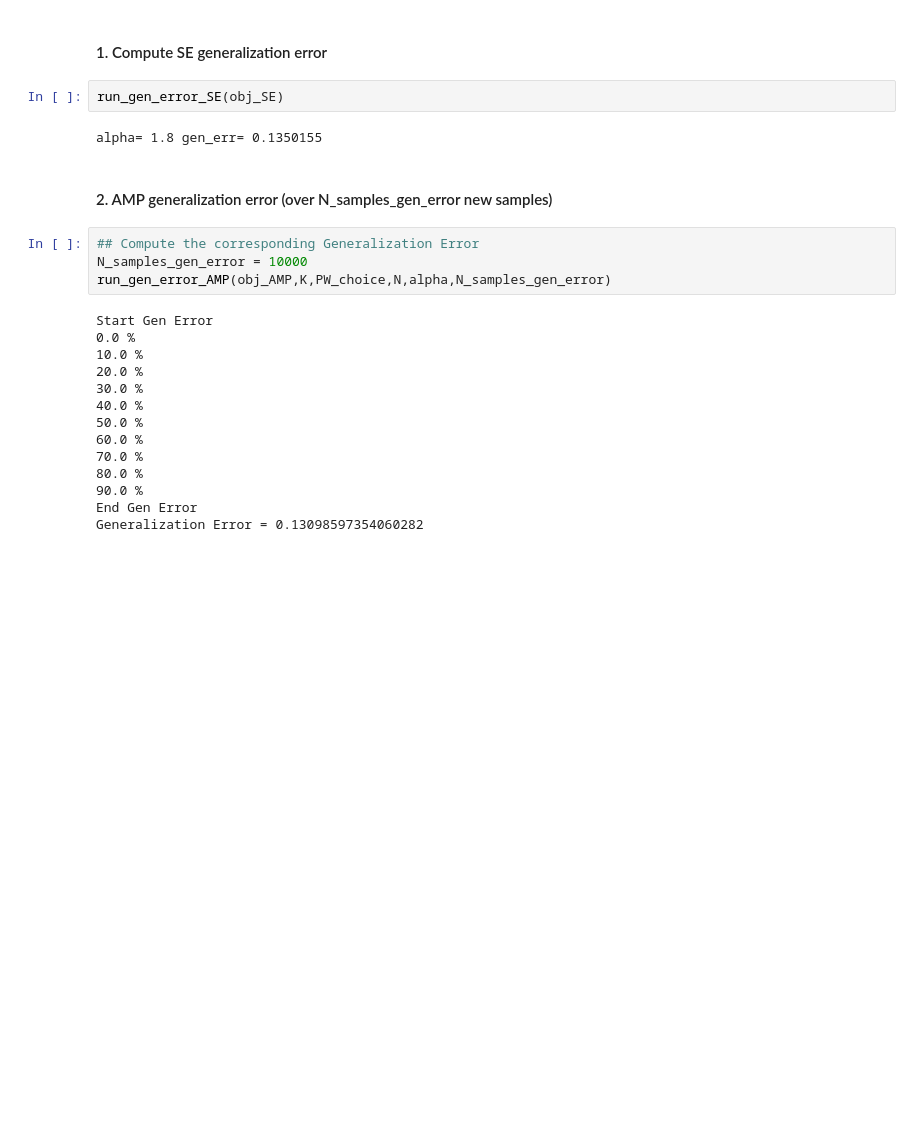
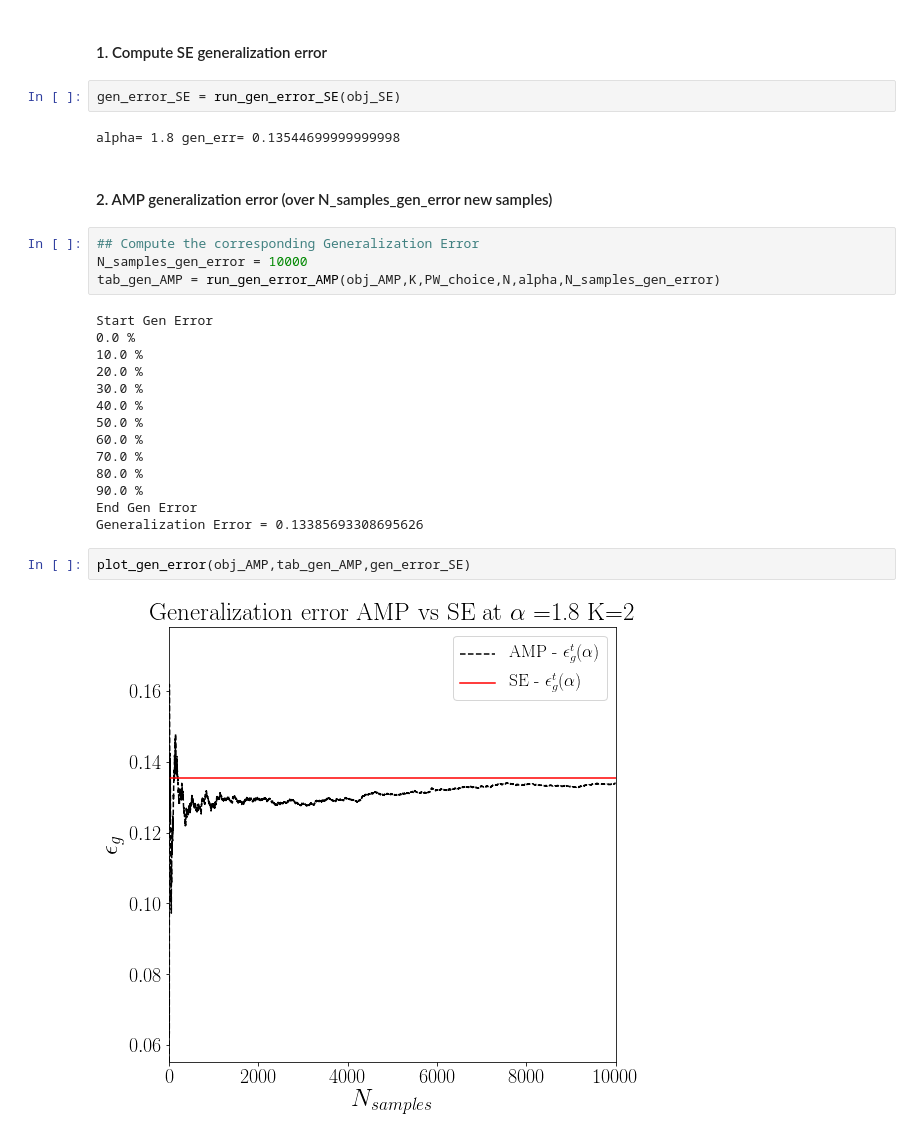
Before and after one commit to benjaminaubin-zz/TheCommitteeMachine, a Jupyter notebook: Demo_K=2.ipynb, the cells around one changed output. Saved outputs shown, nothing was run; the diff lists cells and outputs as text; blank space fills up the shorter version.

```diff
--- a/Demo_K=2.ipynb
+++ b/Demo_K=2.ipynb
@@ -80,15 +86,15 @@ The overlap matrix of the AMP algorithm (full line) converges in the limit N $\t
 # %% [markdown]
 #### 1. Compute SE generalization error
-# %%
-run_gen_error_SE(obj_SE)
-# %% [output]
-alpha= 1.8 gen_err= 0.1350155
+# %%
+gen_error_SE = run_gen_error_SE(obj_SE)
+# %% [output]
+alpha= 1.8 gen_err= 0.13544699999999998
 # %% [markdown]
 #### 2. AMP generalization error (over N_samples_gen_error new samples)
 # %%
 ## Compute the corresponding Generalization Error
 N_samples_gen_error = 10000
-run_gen_error_AMP(obj_AMP,K,PW_choice,N,alpha,N_samples_gen_error)
+tab_gen_AMP = run_gen_error_AMP(obj_AMP,K,PW_choice,N,alpha,N_samples_gen_error)
 # %% [output]
 Start Gen Error
 0.0 %
@@ -102,4 +108,8 @@ Start Gen Error
 80.0 %
 90.0 %
 End Gen Error
-Generalization Error = 0.13098597354060282
+Generalization Error = 0.13385693308695626
+# %%
+plot_gen_error(obj_AMP,tab_gen_AMP,gen_error_SE)
+# %% [output]
+[figure, added]
```
Also changed, not shown: parts of 11 cells of this notebook, 4 other files.
